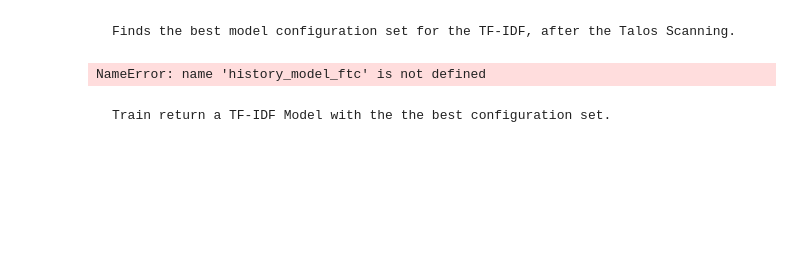
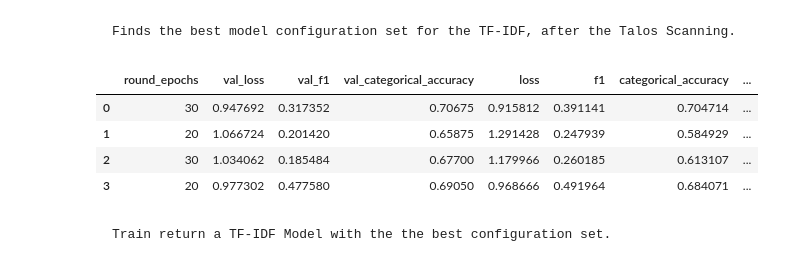
Before and after one commit to giannhskod/text-classification-mlp, a Jupyter notebook: notebooks/keras_mlp_stackoverflow_posts_with_ftc.ipynb, the cells around one changed output. Drawn from its saved outputs; the diff is of its cells as text; code cells hidden in the pictures; blank space fills up the shorter version.

```diff
--- a/notebooks/keras_mlp_stackoverflow_posts_with_ftc.ipynb
+++ b/notebooks/keras_mlp_stackoverflow_posts_with_ftc.ipynb
@@ -71,7 +71,7 @@ talos_ftc_log_pathname = os.path.join(TALOS_DIR, TALOS_FTC_LOG_FILENAME)
 
 ###### Production configuration
 ftc_model_config = {
-    'visualize_proccess': [False],
+    'visualize_process': [False],
     'first_neuron': [256, 512],  # First Layer
     'activation': ['relu', 'tanh'],
     'dropout': [0.2, 0.6],
@@ -90,6 +90,7 @@ history_model_ftc = ta.Scan(model_data_ftc['x_train'],
                             params=ftc_model_config,
                             grid_downsample=0.05,
                             print_params=True,
+                            last_epoch_value=True,
                             seed=(123),
                             dataset_name=talos_ftc_log_pathname
                             )
@@ -103,9 +129,14 @@ history_model_ftc = ta.Scan(model_data_ftc['x_train'],
 # %%
 report_ftc = ta.Reporting(history_model_ftc)
 best_model_idx = report_ftc.data['val_f1'].idxmax()
 best_model_params = report_ftc.data.loc[best_model_idx].to_dict()
+best_model_params
 # %% [output]
-NameError: name 'history_model_ftc' is not defined
+|  | round_epochs | val_loss | val_f1 | val_categorical_accuracy | loss | f1 | categorical_accuracy | ... |
+| 0 | 30 | 0.947692 | 0.317352 | 0.70675 | 0.915812 | 0.391141 | 0.704714 | ... |
+| 1 | 20 | 1.066724 | 0.201420 | 0.65875 | 1.291428 | 0.247939 | 0.584929 | ... |
+| 2 | 30 | 1.034062 | 0.185484 | 0.67700 | 1.179966 | 0.260185 | 0.613107 | ... |
+| 3 | 20 | 0.977302 | 0.477580 | 0.69050 | 0.968666 | 0.491964 | 0.684071 | ... |
 # %% [markdown]
     Train return a TF-IDF Model with the the best configuration set.
 # %%
```
Also changed, not shown: parts of 4 cells of this notebook, 9 other files.
